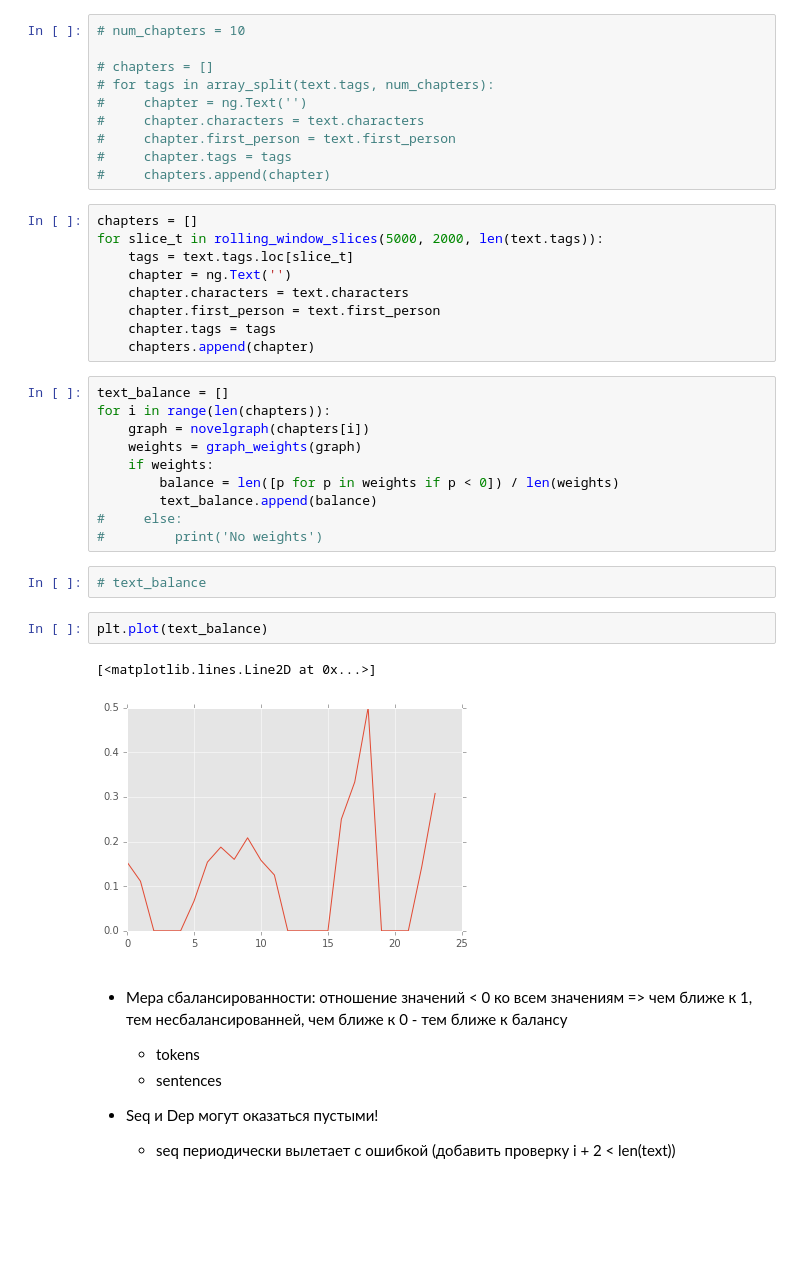
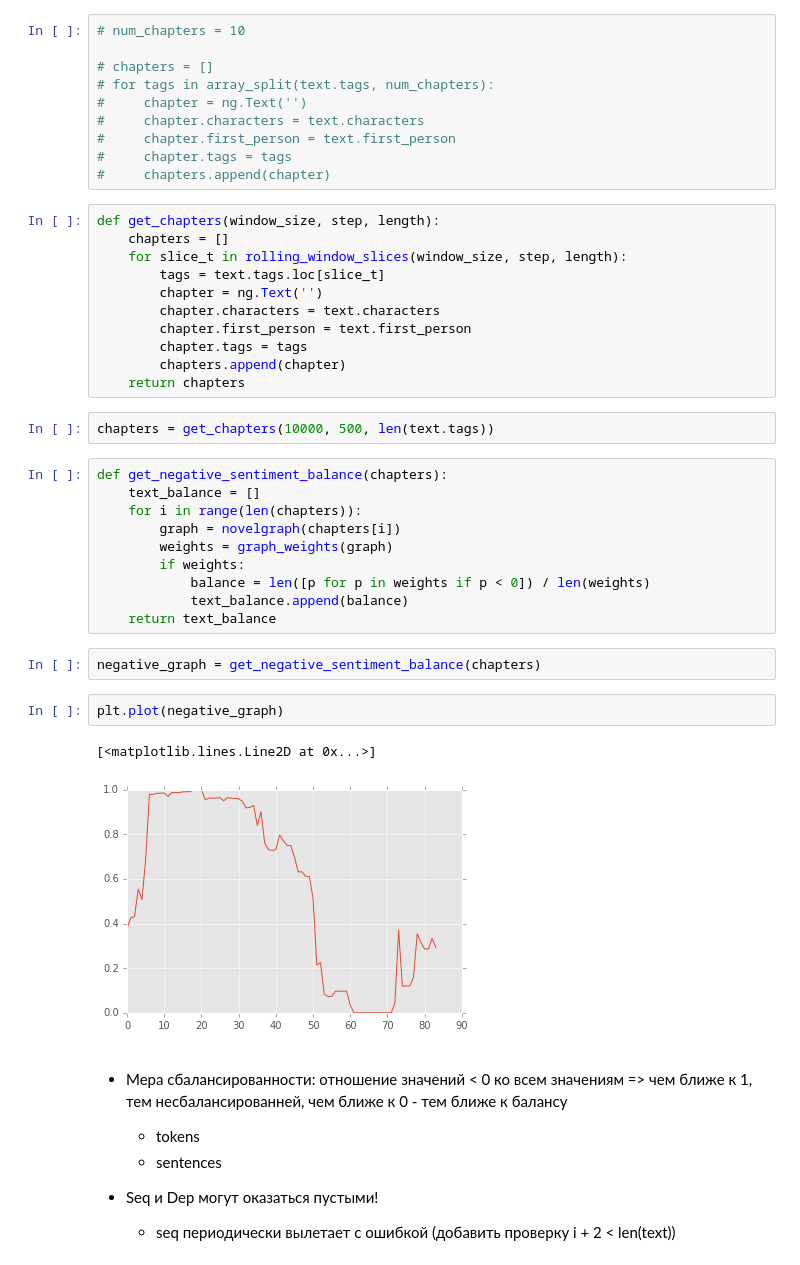
Before and after one commit to frayalisia/novelgraphs, a Jupyter notebook: notebooks/cycle/extrax.ipynb, the cells around one changed output. Cells and saved outputs as stored; diff of their text form; blank space fills up the shorter version.

Commit message:
Balanced graph counting

```diff
--- a/notebooks/cycle/extrax.ipynb
+++ b/notebooks/cycle/extrax.ipynb
@@ -96,31 +97,35 @@ rolling_window_slices(10000, 2000, len(text.tags))[:5]
 #     chapter.tags = tags
 #     chapters.append(chapter)
 # %%
-chapters = []
-for slice_t in rolling_window_slices(5000, 2000, len(text.tags)):
-    tags = text.tags.loc[slice_t]
-    chapter = ng.Text('')
-    chapter.characters = text.characters
-    chapter.first_person = text.first_person
-    chapter.tags = tags
-    chapters.append(chapter)
+def get_chapters(window_size, step, length):
+    chapters = []
+    for slice_t in rolling_window_slices(window_size, step, length):
+        tags = text.tags.loc[slice_t]
+        chapter = ng.Text('')
+        chapter.characters = text.characters
+        chapter.first_person = text.first_person
+        chapter.tags = tags
+        chapters.append(chapter)
+    return chapters
+# %%
+chapters = get_chapters(10000, 500, len(text.tags))
 # %%
-text_balance = []
-for i in range(len(chapters)):
-    graph = novelgraph(chapters[i])
-    weights = graph_weights(graph)
-    if weights:
-        balance = len([p for p in weights if p < 0]) / len(weights)
-        text_balance.append(balance)
-#     else:
-#         print('No weights')
+def get_negative_sentiment_balance(chapters):
+    text_balance = []
+    for i in range(len(chapters)):
+        graph = novelgraph(chapters[i])
+        weights = graph_weights(graph)
+        if weights:
+            balance = len([p for p in weights if p < 0]) / len(weights)
+            text_balance.append(balance)
+    return text_balance
-# %%
-# text_balance
+# %%
+negative_graph = get_negative_sentiment_balance(chapters)
 # %%
-plt.plot(text_balance)
+plt.plot(negative_graph)
 # %% [output]
 [<matplotlib.lines.Line2D at 0x...>]
-[figure, old version]
+[figure, new version]
 # %% [markdown]
 - Мера сбалансированности: отношение значений < 0 ко всем значениям => чем ближе к 1, тем несбалансированней, чем ближе к 0 - тем ближе к балансу
     - tokens
```
Also changed, not shown: parts of 7 cells of this notebook.
